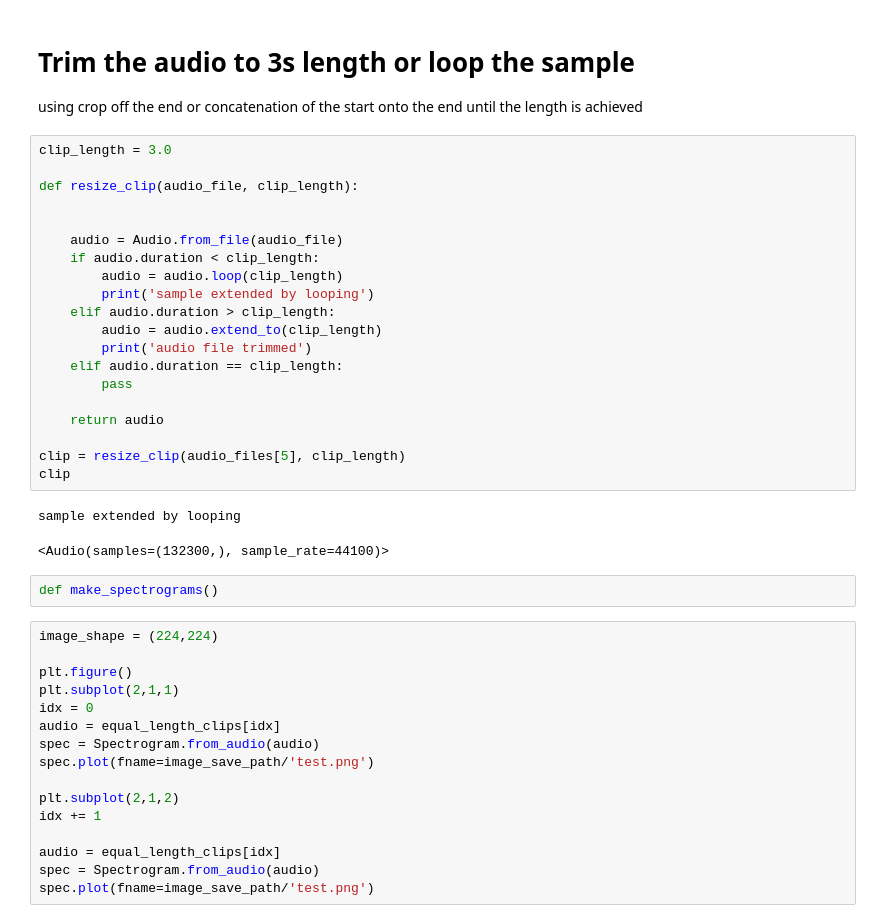
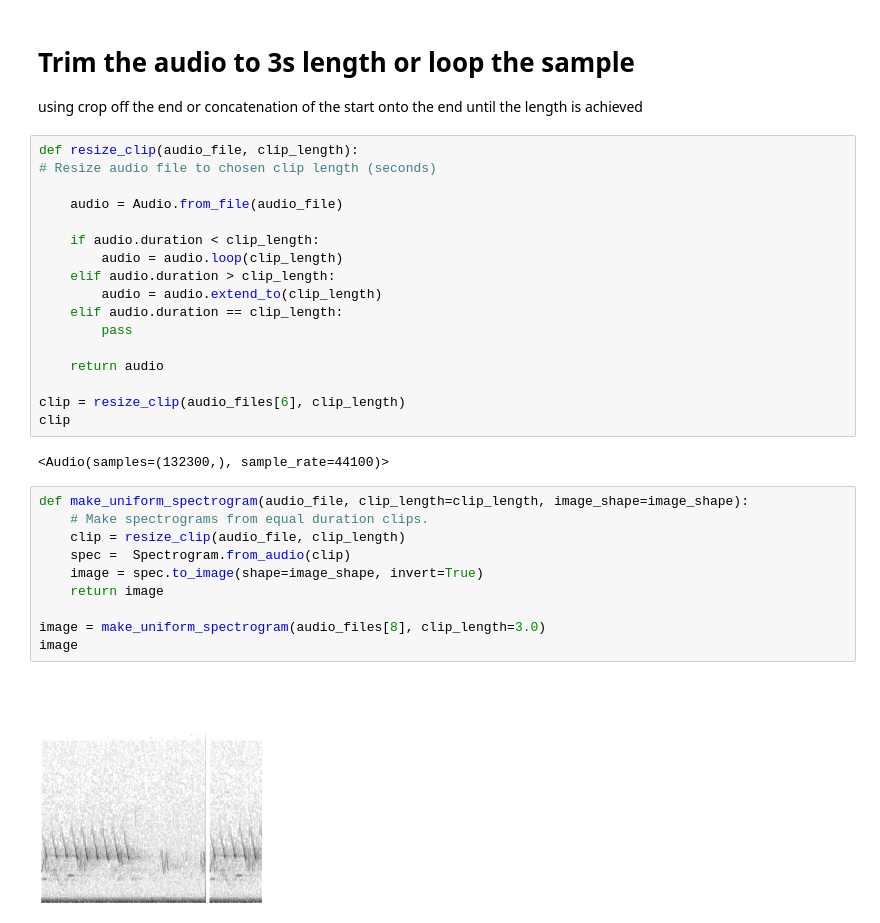
Before and after one commit to Mgallimore88/osfl_cnn_recognizer, a Jupyter notebook: notebooks/exploratory/1.2-mjg-osfl-read-audio-opensoundscape.ipynb, the cells around one changed output. Drawn from its saved outputs; the diff is of its cells as text.

```diff
--- a/notebooks/exploratory/1.2-mjg-osfl-read-audio-opensoundscape.ipynb
+++ b/notebooks/exploratory/1.2-mjg-osfl-read-audio-opensoundscape.ipynb
@@ -109,43 +117,33 @@ first_10 = audio_files[:10]
 # Trim the audio to 3s length or loop the sample
 using crop off the end or concatenation of the start onto the end until the length is achieved
 # %%
-clip_length = 3.0
-
 def resize_clip(audio_file, clip_length):
-
+# Resize audio file to chosen clip length (seconds)
 
     audio = Audio.from_file(audio_file)
+
     if audio.duration < clip_length:
         audio = audio.loop(clip_length)
-        print('sample extended by looping')
     elif audio.duration > clip_length:
         audio = audio.extend_to(clip_length)
-        print('audio file trimmed')
     elif audio.duration == clip_length:
         pass
 
     return audio
 
-clip = resize_clip(audio_files[5], clip_length)
+clip = resize_clip(audio_files[6], clip_length)
 clip
 # %% [output]
-sample extended by looping
+<Audio(samples=(132300,), sample_rate=44100)>
-<Audio(samples=(132300,), sample_rate=44100)>
-# %%
-def make_spectrograms()
-# %%
-image_shape = (224,224)
-
-plt.figure()
-plt.subplot(2,1,1)
-idx = 0
-audio = equal_length_clips[idx]
-spec = Spectrogram.from_audio(audio)
-spec.plot(fname=image_save_path/'test.png')
-
-plt.subplot(2,1,2)
-idx += 1
-
-audio = equal_length_clips[idx]
-spec = Spectrogram.from_audio(audio)
-spec.plot(fname=image_save_path/'test.png')
+# %%
+def make_uniform_spectrogram(audio_file, clip_length=clip_length, image_shape=image_shape):
+    # Make spectrograms from equal duration clips.
+    clip = resize_clip(audio_file, clip_length)
+    spec =  Spectrogram.from_audio(clip)
+    image = spec.to_image(shape=image_shape, invert=True)
+    return image
+
+image = make_uniform_spectrogram(audio_files[8], clip_length=3.0)
+image
+# %% [output]
+[figure, added]
```
Also changed, not shown: parts of 18 cells of this notebook, 1 other file.
